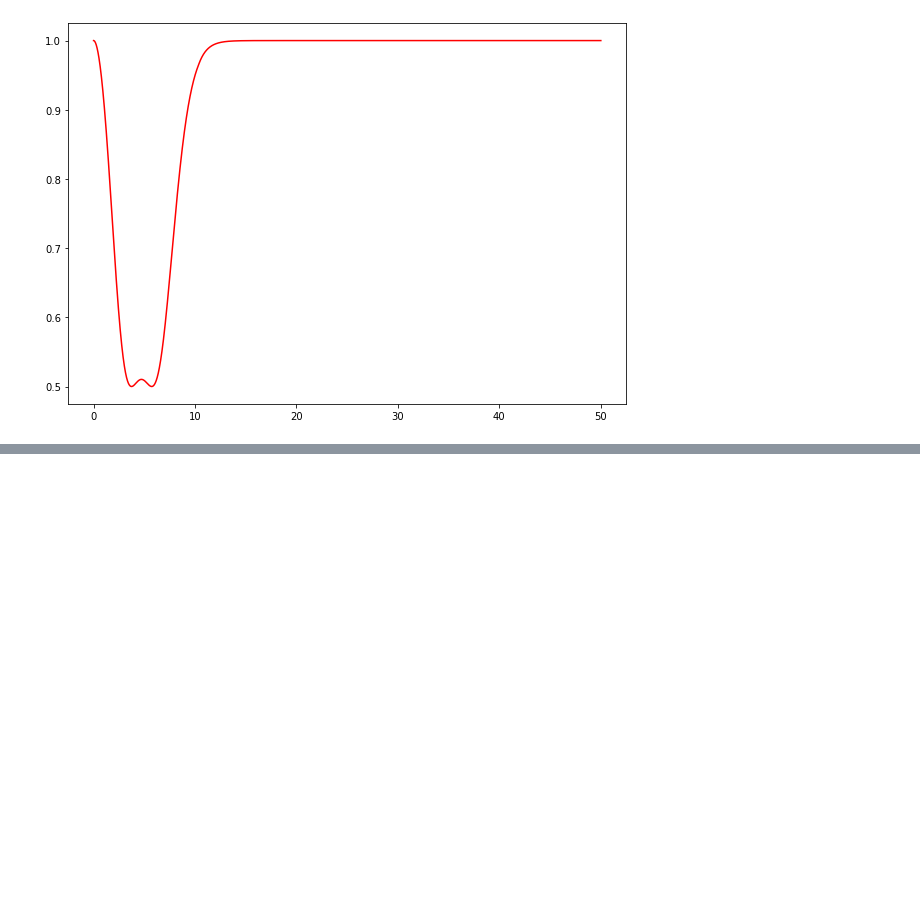
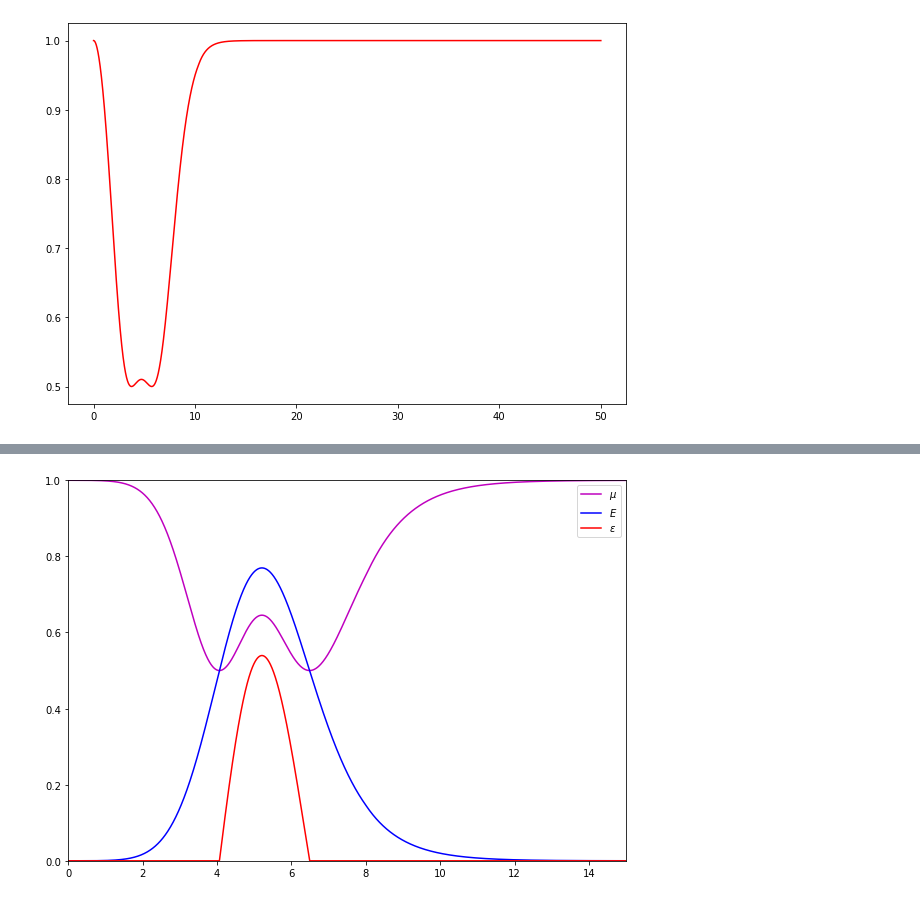
Before and after one commit to sabinthapa100/master-thesis, a Jupyter notebook: sample/notebooks/ergotropy.ipynb, the cells around one changed output, grey strips where cells are left out. Drawn from its saved outputs; the diff is of its cells as text; code cells hidden in the pictures; blank space fills up the shorter version.

```diff
--- a/sample/notebooks/ergotropy.ipynb
+++ b/sample/notebooks/ergotropy.ipynb
@@ -69,0 +58,21 @@ plt.show()
+# %%
+gas_pur = np.loadtxt("../outputs/ergotropy/gaussian_purity_1.0.dat")
+gas_erg = np.loadtxt("../outputs/ergotropy/gaussian_ergotropy_1.0.dat")
+gas_ene = np.loadtxt("../outputs/ergotropy/gaussian_energy_1.0.dat")
+# %%
+fig, ax = plt.subplots()
+fig.set_figheight(7)
+fig.set_figwidth(10)
+
+ax.plot(gas_pur[:,0], gas_pur[:,1], '-m', label='$\mu$')
+ax.plot(gas_ene[:,0], gas_ene[:,1], '-b', label='$E$')
+ax.plot(gas_erg[:,0], gas_erg[:,1], '-r', label='$\epsilon$')
+
+ax.set_xlim(0,15)
+ax.set_ylim(0,1)
+
+ax.legend()
+
+plt.show()
+# %% [output]
+[figure, added]
```
Also changed, not shown: parts of 6 cells of this notebook.
